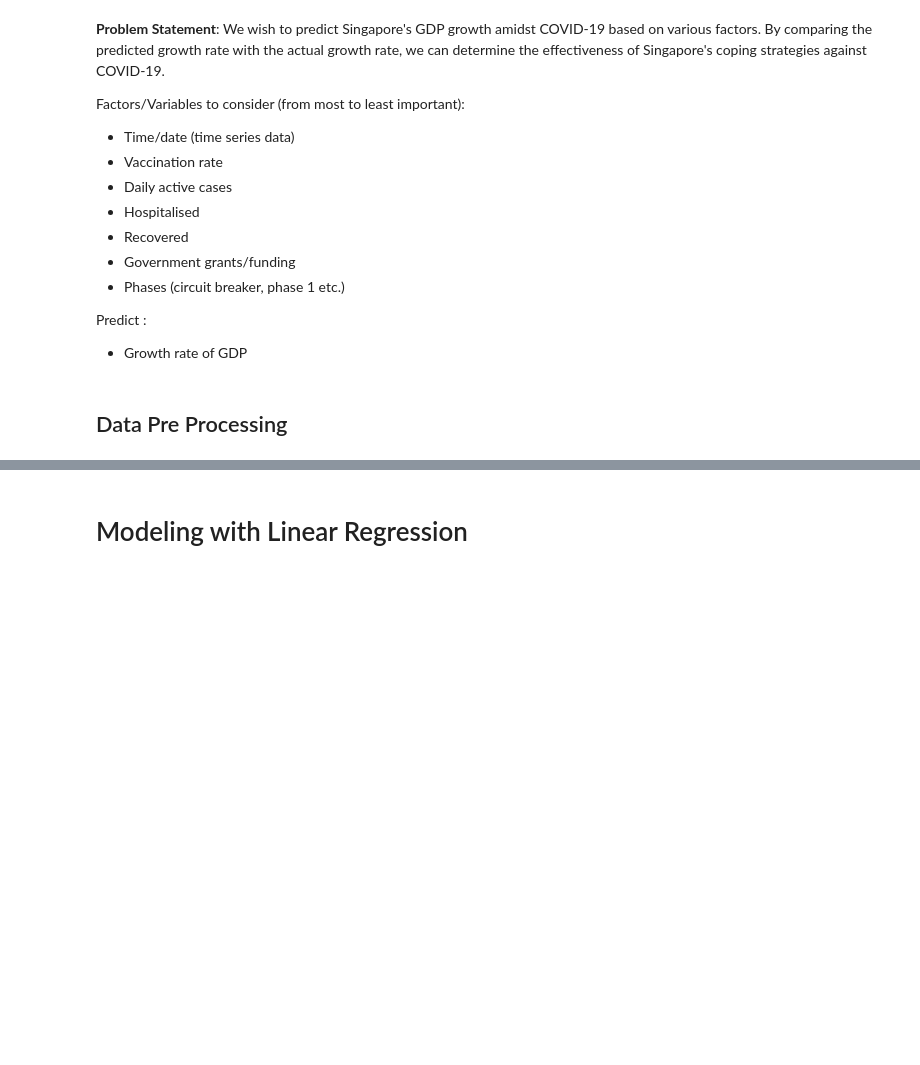
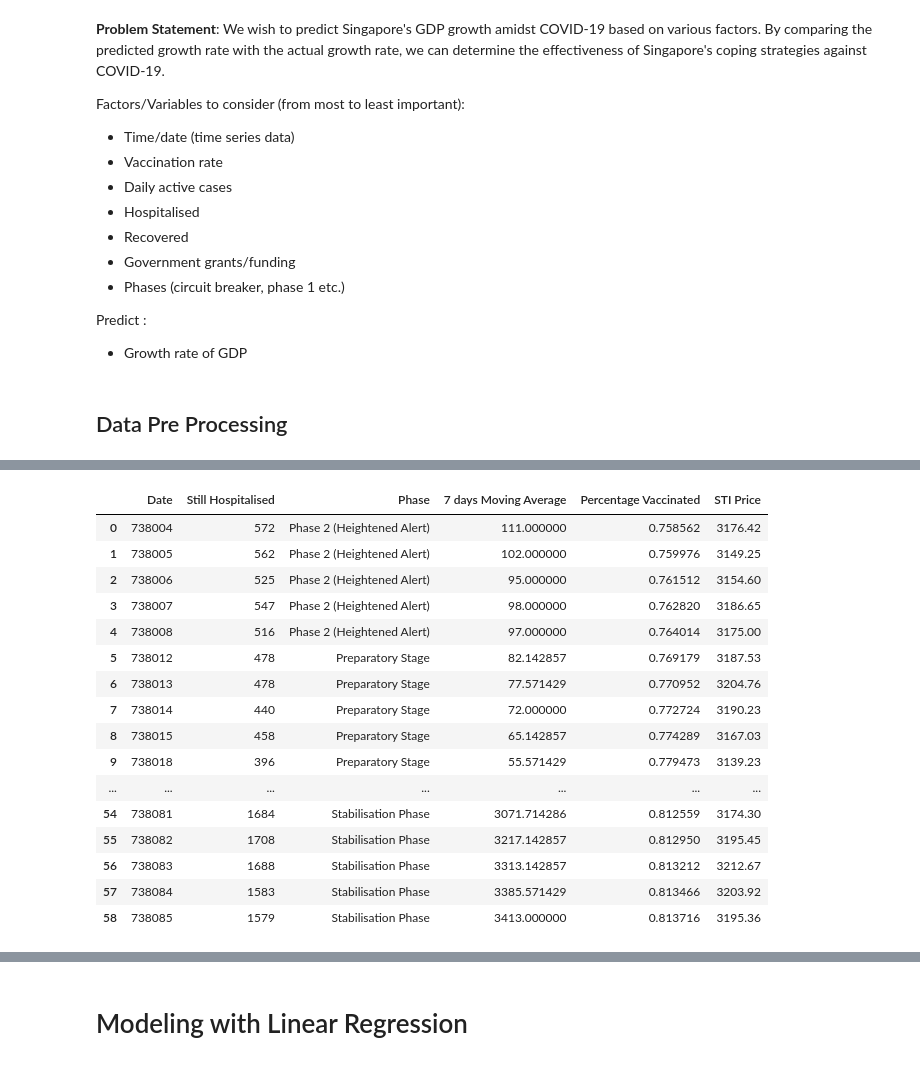
Before and after one commit to ExtremelySunnyYK/Covid-Modelling, a Jupyter notebook: task-2.ipynb, the cells around one changed output, grey strips where cells are left out. Drawn from its saved outputs; the diff is of its cells as text; code cells hidden in the pictures; blank space fills up the shorter version.

```diff
--- a/task-2.ipynb
+++ b/task-2.ipynb
@@ -34,9 +45,14 @@ You should consider upgrading via the '/root/venv/bin/python -m pip install --up
 
 import numpy as np
 import pandas as pd
+import datetime as dt
+import streamlit as st
+
+# import asyncio
+# loop = asyncio.new_event_loop()
+# asyncio.set_event_loop(loop)
 
 # Importing the dataset
-datasets = pd.read_excel('Covid-19 SG.xlsx')
-
-datasets.tail()
+# Start from 1 Aug 2021 (first record of vaccination rate)
+df = pd.read_excel('Covid-19 SG.xlsx', skiprows=range(1, 557))
 # %% [output]
@@ -84,0 +145,35 @@ datasets['7 days Moving Average'] = datasets['Daily Confirmed'].rolling(window=7
+# %%
+# Preprocessing SGX Data for Y Axis
+sgx_df = pd.read_csv('./HistoricalPrices.csv', skipfooter=43)
+
+sgx_df['Date'] = pd.to_datetime(sgx_df['Date'])
+sgx_df['Date'] = sgx_df['Date'].map(dt.datetime.toordinal)
+sgx_df = sgx_df.rename(columns={' Open':'STI Price'})
+# Narrowing down to just open instead of high,low and close
+sgx_df = sgx_df[['Date','STI Price']]
+
+# merge wit dataset on date
+# %%
+merged_df = pd.merge(df,sgx_df, how='inner', on='Date')
+
+# merged_df = pd.concat([df,sgx_df],join='inner', axis=1)
+# %%
+merged_df
+# %% [output]
+|  | Date | Still Hospitalised | Phase | 7 days Moving Average | Percentage Vaccinated | STI Price |
+| 0 | 738004 | 572 | Phase 2 (Heightened Alert) | 111.000000 | 0.758562 | 3176.42 |
+| 1 | 738005 | 562 | Phase 2 (Heightened Alert) | 102.000000 | 0.759976 | 3149.25 |
+| 2 | 738006 | 525 | Phase 2 (Heightened Alert) | 95.000000 | 0.761512 | 3154.60 |
+| 3 | 738007 | 547 | Phase 2 (Heightened Alert) | 98.000000 | 0.762820 | 3186.65 |
+| 4 | 738008 | 516 | Phase 2 (Heightened Alert) | 97.000000 | 0.764014 | 3175.00 |
+| 5 | 738012 | 478 | Preparatory Stage | 82.142857 | 0.769179 | 3187.53 |
+| 6 | 738013 | 478 | Preparatory Stage | 77.571429 | 0.770952 | 3204.76 |
+| 7 | 738014 | 440 | Preparatory Stage | 72.000000 | 0.772724 | 3190.23 |
+| 8 | 738015 | 458 | Preparatory Stage | 65.142857 | 0.774289 | 3167.03 |
+| 9 | 738018 | 396 | Preparatory Stage | 55.571429 | 0.779473 | 3139.23 |
+| ... | ... | ... | ... | ... | ... | ... |
+| 54 | 738081 | 1684 | Stabilisation Phase | 3071.714286 | 0.812559 | 3174.30 |
+| 55 | 738082 | 1708 | Stabilisation Phase | 3217.142857 | 0.812950 | 3195.45 |
+| 56 | 738083 | 1688 | Stabilisation Phase | 3313.142857 | 0.813212 | 3212.67 |
+| 57 | 738084 | 1583 | Stabilisation Phase | 3385.571429 | 0.813466 | 3203.92 |
+| 58 | 738085 | 1579 | Stabilisation Phase | 3413.000000 | 0.813716 | 3195.36 |
```
Also changed, not shown: parts of 27 cells of this notebook, 1 other file.
